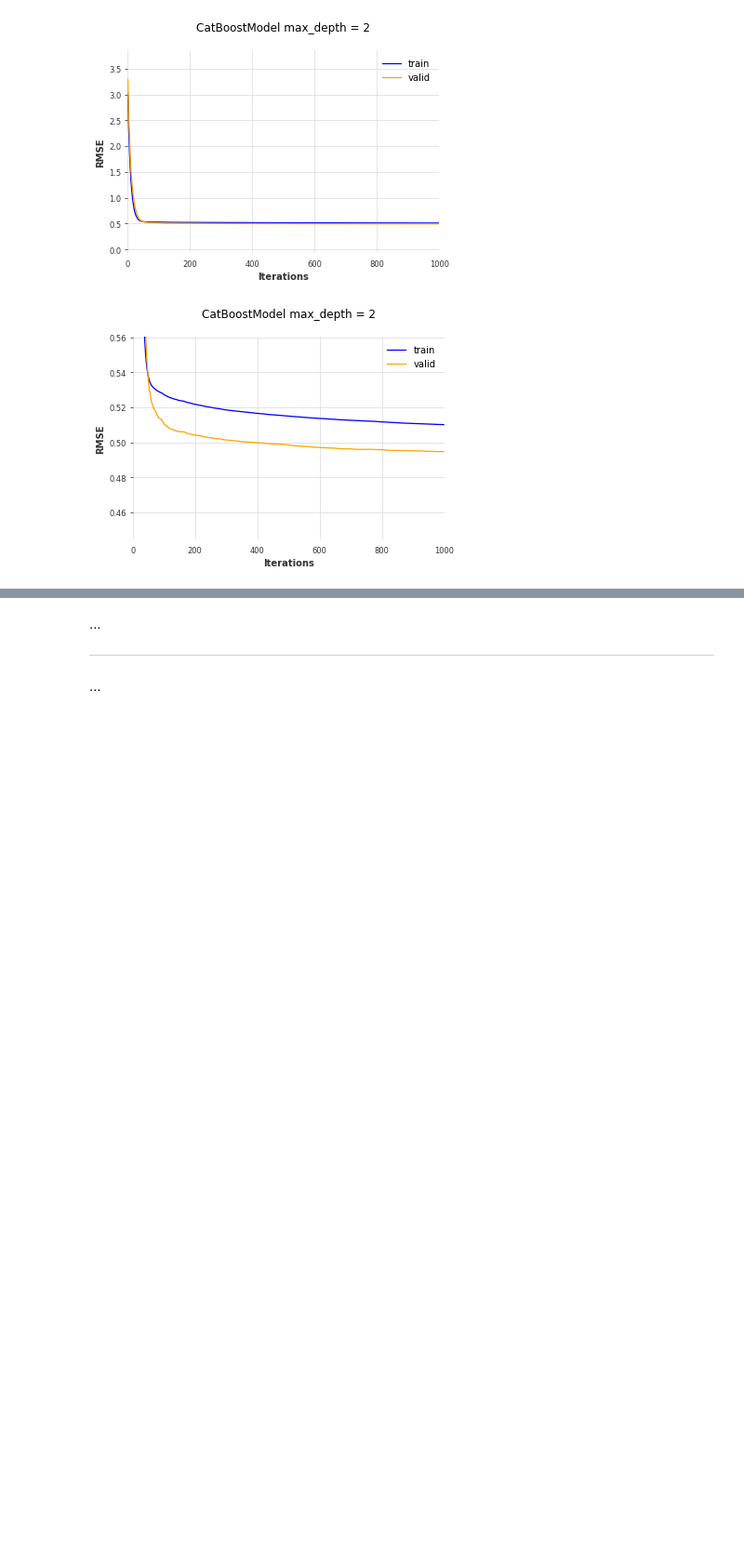
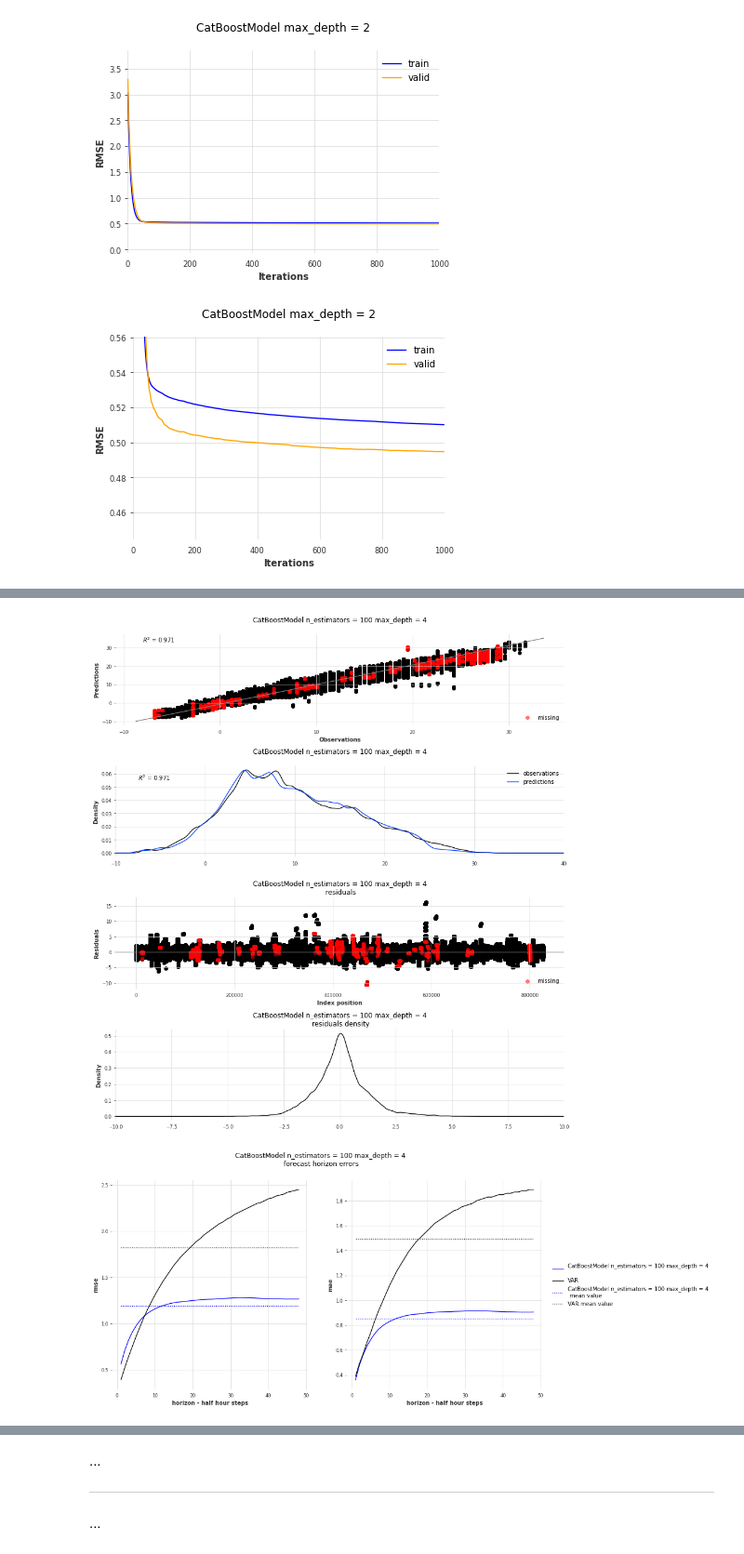
Before and after one commit to makeyourownmaker/CambridgeTemperatureNotebooks, a Jupyter notebook: notebooks/gradient_boosting.ipynb, the cells around one changed output, grey strips where cells are left out. Shown at 93% size. Drawn from its saved outputs; the diff is of its cells as text; code cells hidden in the pictures; blank space fills up the shorter version.

```diff
--- a/notebooks/gradient_boosting.ipynb
+++ b/notebooks/gradient_boosting.ipynb
@@ -2741,0 +2816,10 @@ max      10.355092
+# %%
+plot_obs_vs_preds(hist_comp6, title6)
+plot_obs_preds_dists(hist_comp6, title6)
+plot_residuals(hist_comp6, title6 + ' residuals')
+plot_residuals_dist(hist_comp6, title6 + ' residuals density')
+plot_horizon_metrics(hist_comp6, title6)
+plot_forecast_examples(hist_comp6, title6 + ' forecast examples')
+# %% [output]
+[figure, added]
+[figure, added]
```
Also changed, not shown: parts of 22 cells of this notebook.
